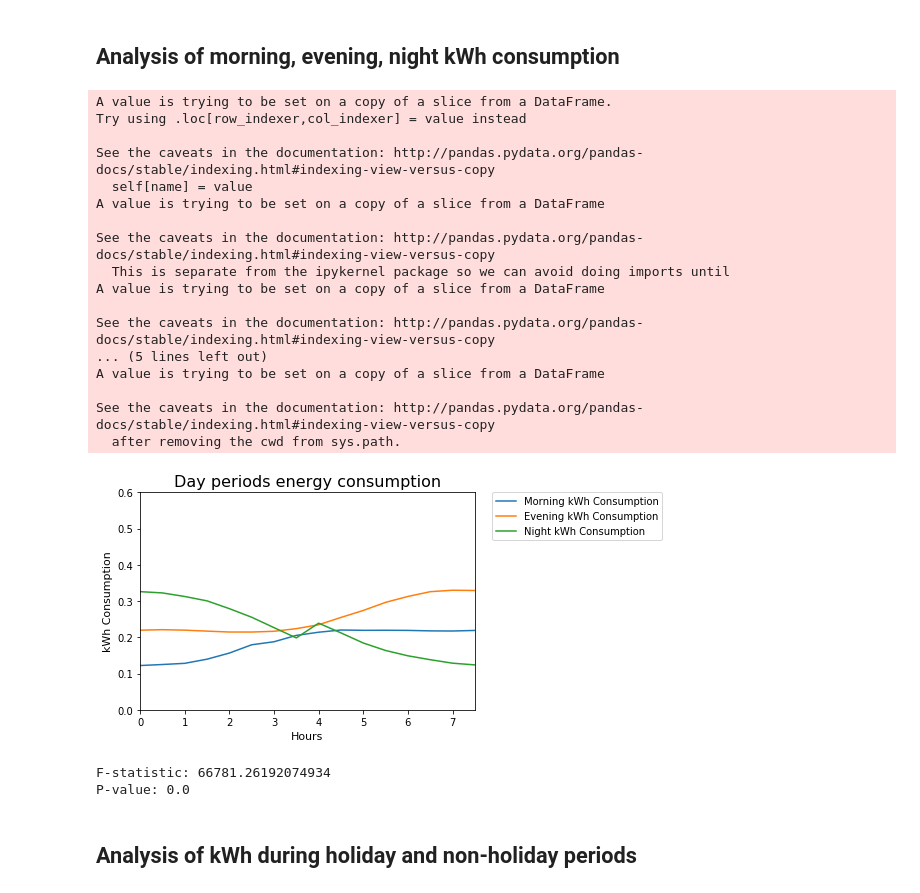
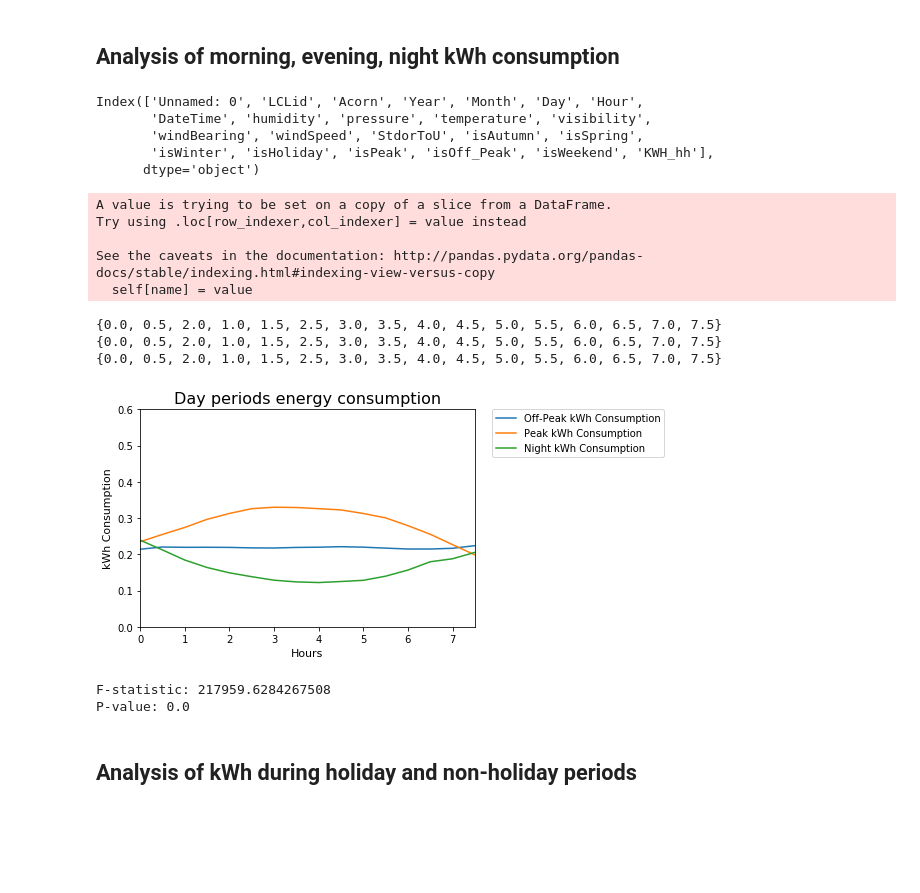
Before and after one commit to Chappie2/Smart_metering_privacy_framework, a Jupyter notebook: Exploratory processed data.ipynb, the cells around one changed output. Drawn from its saved outputs; the diff is of its cells as text; code cells hidden in the pictures; blank space fills up the shorter version.

```diff
--- a/Exploratory processed data.ipynb
+++ b/Exploratory processed data.ipynb
@@ -181,61 +189,64 @@ t-statistic: -62.55603608013155
 p-value: 0.0
 # %% [markdown]
 ## Analysis of morning, evening, night kWh consumption
+# %%
+df.columns
+# %% [output]
+Index(['Unnamed: 0', 'LCLid', 'Acorn', 'Year', 'Month', 'Day', 'Hour',
+       'DateTime', 'humidity', 'pressure', 'temperature', 'visibility',
+       'windBearing', 'windSpeed', 'StdorToU', 'isAutumn', 'isSpring',
+       'isWinter', 'isHoliday', 'isPeak', 'isOff_Peak', 'isWeekend', 'KWH_hh'],
+      dtype='object')
 # %%
 # Remove variables from memory and create subsets of day periods kWh data
 del week_day, week_end
 
-Morning = df[(df['isEvening'] == 0) & (df['isNight'] == 0)]
-Evening = df[(df['isEvening'] == 1)]
-Night = df[(df['isNight'] == 1)]
+Off_Peak = df[(df['isOff_Peak'] == 1)]
+Peak = df[(df['isPeak'] == 1)]
+Night = df[(df['isOff_Peak'] == 0) & (df['isPeak'] == 0)]
 # %%
 # Make hours comparable, within the range of 0:00 and 7:30 hours
-Evening.Hour = Evening.Hour-12
-Night.Hour[(Night.Hour >= 0) & (Night.Hour < 4)] = Night.Hour[(Night.Hour >= 0) & (Night.Hour < 4)] + 4
-Night.Hour[Night.Hour > 19] = Night.Hour[Night.Hour > 19] -20
-Morning.Hour = Morning.Hour-4
+Off_Peak.Hour = Off_Peak.Hour-8
+Peak.Hour = Peak.Hour-16
+Night.Hour = Night.Hour
 # %% [output]
 A value is trying to be set on a copy of a slice from a DataFrame.
 Try using .loc[row_indexer,col_indexer] = value instead
 
 See the caveats in the documentation: http://pandas.pydata.org/pandas-docs/stable/indexing.html#indexing-view-versus-copy
   self[name] = value
-A value is trying to be set on a copy of a slice from a DataFrame
-
-See the caveats in the documentation: http://pandas.pydata.org/pandas-docs/stable/indexing.html#indexing-view-versus-copy
-  This is separate from the ipykernel package so we can avoid doing imports until
-A value is trying to be set on a copy of a slice from a DataFrame
-
-See the caveats in the documentation: http://pandas.pydata.org/pandas-docs/stable/indexing.html#indexing-view-versus-copy
-... (5 lines left out)
-A value is trying to be set on a copy of a slice from a DataFrame
-
-See the caveats in the documentation: http://pandas.pydata.org/pandas-docs/stable/indexing.html#indexing-view-versus-copy
-  after removing the cwd from sys.path.
+# %%
+print(set(list(Off_Peak.Hour)))
+print(set(list(Peak.Hour)))
+print(set(list(Night.Hour)))
+# %% [output]
+{0.0, 0.5, 2.0, 1.0, 1.5, 2.5, 3.0, 3.5, 4.0, 4.5, 5.0, 5.5, 6.0, 6.5, 7.0, 7.5}
+{0.0, 0.5, 2.0, 1.0, 1.5, 2.5, 3.0, 3.5, 4.0, 4.5, 5.0, 5.5, 6.0, 6.5, 7.0, 7.5}
+{0.0, 0.5, 2.0, 1.0, 1.5, 2.5, 3.0, 3.5, 4.0, 4.5, 5.0, 5.5, 6.0, 6.5, 7.0, 7.5}
 # %%
-Morning_kwh = Morning.groupby('Hour').mean().iloc[:,-1]
-Evening_kwh = Evening.groupby('Hour').mean().iloc[:,-1]
+Off_Peak_kwh = Off_Peak.groupby('Hour').mean().iloc[:,-1]
+Peak_kwh = Peak.groupby('Hour').mean().iloc[:,-1]
 Night_kwh = Night.groupby('Hour').mean().iloc[:,-1]
 # %%
 dayperiods = np.arange(0,8,.5)
-plt.plot(dayperiods, Morning_kwh, label = 'Morning kWh Consumption')
-plt.plot(dayperiods, Evening_kwh, label = 'Evening kWh Consumption')
+plt.plot(dayperiods, Off_Peak_kwh, label = 'Off-Peak kWh Consumption')
+plt.plot(dayperiods, Peak_kwh, label = 'Peak kWh Consumption')
 plt.plot(dayperiods, Night_kwh, label = 'Night kWh Consumption')
 plt.axis((0,7.5,0.0,0.6))
 plt.legend(bbox_to_anchor=(1.05, 1), loc=2, borderaxespad=0.)
 plt.xlabel('Hours', fontsize=11)
 plt.ylabel('kWh Consumption', fontsize=11)
 plt.title('Day periods energy consumption', fontsize=16)
 plt.show()
 # %% [output]
-[figure, old version]
+[figure, new version]
 # %%
 # Return F-statistics and p-value
-f, p = scipy.stats.f_oneway(Evening.loc[:,"KWH_hh"], Morning.loc[:,"KWH_hh"], Night.loc[:,"KWH_hh"])
+f, p = scipy.stats.f_oneway(Off_Peak.loc[:,"KWH_hh"], Peak.loc[:,"KWH_hh"], Night.loc[:,"KWH_hh"])
 print("F-statistic:", f)
 print("P-value:", p)
 # %% [output]
-F-statistic: 66781.26192074934
+F-statistic: 217959.6284267508
 P-value: 0.0
 # %% [markdown]
 ## Analysis of kWh during holiday and non-holiday periods
```
Also changed, not shown: parts of 7 cells of this notebook.
